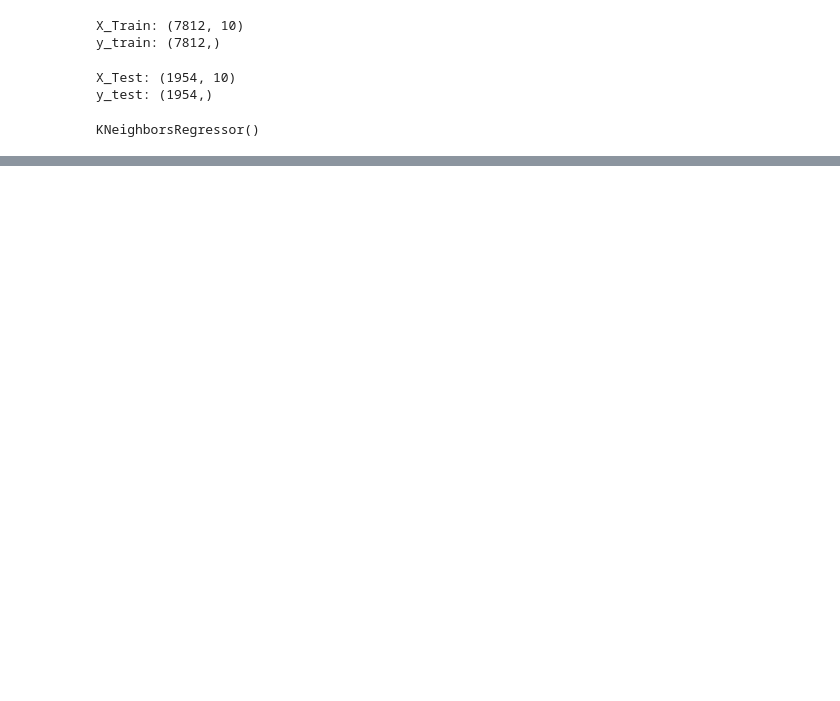
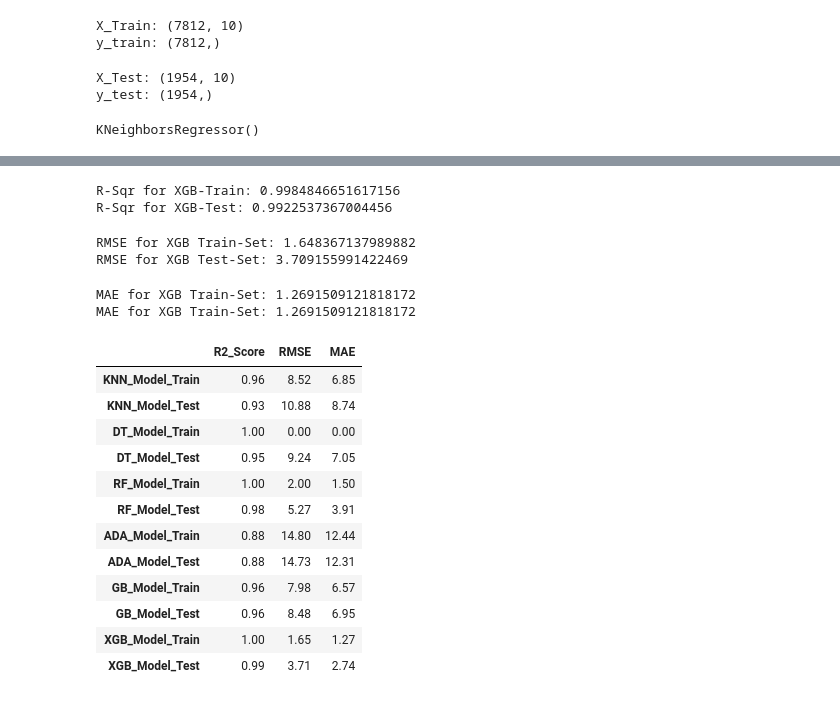
Before and after one commit to saravanan3004/E2E_MLProject, a Jupyter notebook: Jupiter_Notebook/Model_Training.ipynb, the cells around one changed output, grey strips where cells are left out. Drawn from its saved outputs; the diff is of its cells as text; code cells hidden in the pictures; blank space fills up the shorter version.

```diff
--- a/Jupiter_Notebook/Model_Training.ipynb
+++ b/Jupiter_Notebook/Model_Training.ipynb
@@ -154,0 +310,61 @@ MAE for KNN Train-Set: 6.82268305171531
+# %%
+## R-Squre for XGB Train-set & Test-set
+XGB_Train_Score = XGB_model.score(X_train_scale, y_train)
+XGB_Test_Score = XGB_model.score(X_test_scale, y_test)
+print("R-Sqr for XGB-Train:", XGB_Train_Score)
+print("R-Sqr for XGB-Test:", XGB_Test_Score)
+# %% [output]
+R-Sqr for XGB-Train: 0.9984846651617156
+R-Sqr for XGB-Test: 0.9922537367004456
+# %%
+## RMSE for for XGB Train-set & Test-set
+XGB_RMSE_Train_Predict = XGB_model.predict((X_train_scale))
+XGB_RMSE_Train = np.sqrt(mean_squared_error(y_train,XGB_RMSE_Train_Predict))
+print("RMSE for XGB Train-Set:",XGB_RMSE_Train )
+XGB_RMSE_Test_Predict = XGB_model.predict((X_test_scale))
+XGB_RMSE_Test = np.sqrt(mean_squared_error(y_test,XGB_RMSE_Test_Predict))
+print("RMSE for XGB Test-Set:",XGB_RMSE_Test)
+# %% [output]
+RMSE for XGB Train-Set: 1.648367137989882
+RMSE for XGB Test-Set: 3.709155991422469
+# %%
+## MAP for for XGB Train-set & Test-set
+XGB_MAE_Train = mean_absolute_error(y_train,XGB_RMSE_Train_Predict)
+print("MAE for XGB Train-Set:",XGB_MAE_Train )
+XGB_MAE_Test = mean_absolute_error(y_test,XGB_RMSE_Test_Predict)
+print("MAE for XGB Train-Set:",XGB_MAE_Train)
+# %% [output]
+MAE for XGB Train-Set: 1.2691509121818172
+MAE for XGB Train-Set: 1.2691509121818172
+# %%
+# Model Comparision Data Frame:
+
+Models_Comparision = pd.DataFrame({'KNN_Model_Train': [KNN_Train_Score,KNN_RMSE_Train,KNN_MAE_Train],
+           'KNN_Model_Test' : [KNN_Test_Score,KNN_RMSE_Test,KNN_MAE_Test],
+         'DT_Model_Train': [DT_Train_Score,DT_RMSE_Train,DT_MAE_Train],
+         'DT_Model_Test': [DT_Test_Score,DT_RMSE_Test,DT_MAE_Test],
+         'RF_Model_Train': [RF_Train_Score,RF_RMSE_Train,RF_MAE_Train],
+         'RF_Model_Test': [RF_Test_Score,RF_RMSE_Test,RF_MAE_Test],
+         'ADA_Model_Train':[ADA_Train_Score,ADA_RMSE_Train,ADA_MAE_Train],
+         'ADA_Model_Test':[ADA_Test_Score,ADA_RMSE_Test,ADA_MAE_Test],
+         'GB_Model_Train':[GB_Train_Score,GB_RMSE_Train,GB_MAE_Train],
+         'GB_Model_Test':[GB_Test_Score,GB_RMSE_Test,GB_MAE_Test],
+         'XGB_Model_Train':[XGB_Train_Score,XGB_RMSE_Train,XGB_MAE_Train],
+         'XGB_Model_Test':[XGB_Test_Score,XGB_RMSE_Test,XGB_MAE_Test]
+         },index=['R2_Score','RMSE','MAE'])
+# %%
+Models_Comparision.round(2).T
+# %% [output]
+|  | R2_Score | RMSE | MAE |
+| KNN_Model_Train | 0.96 | 8.52 | 6.85 |
+| KNN_Model_Test | 0.93 | 10.88 | 8.74 |
+| DT_Model_Train | 1.00 | 0.00 | 0.00 |
+| DT_Model_Test | 0.95 | 9.24 | 7.05 |
+| RF_Model_Train | 1.00 | 2.00 | 1.50 |
+| RF_Model_Test | 0.98 | 5.27 | 3.91 |
+| ADA_Model_Train | 0.88 | 14.80 | 12.44 |
+| ADA_Model_Test | 0.88 | 14.73 | 12.31 |
+| GB_Model_Train | 0.96 | 7.98 | 6.57 |
+| GB_Model_Test | 0.96 | 8.48 | 6.95 |
+| XGB_Model_Train | 1.00 | 1.65 | 1.27 |
+| XGB_Model_Test | 0.99 | 3.71 | 2.74 |
```
Also changed, not shown: parts of 21 cells of this notebook, 8 other files.
